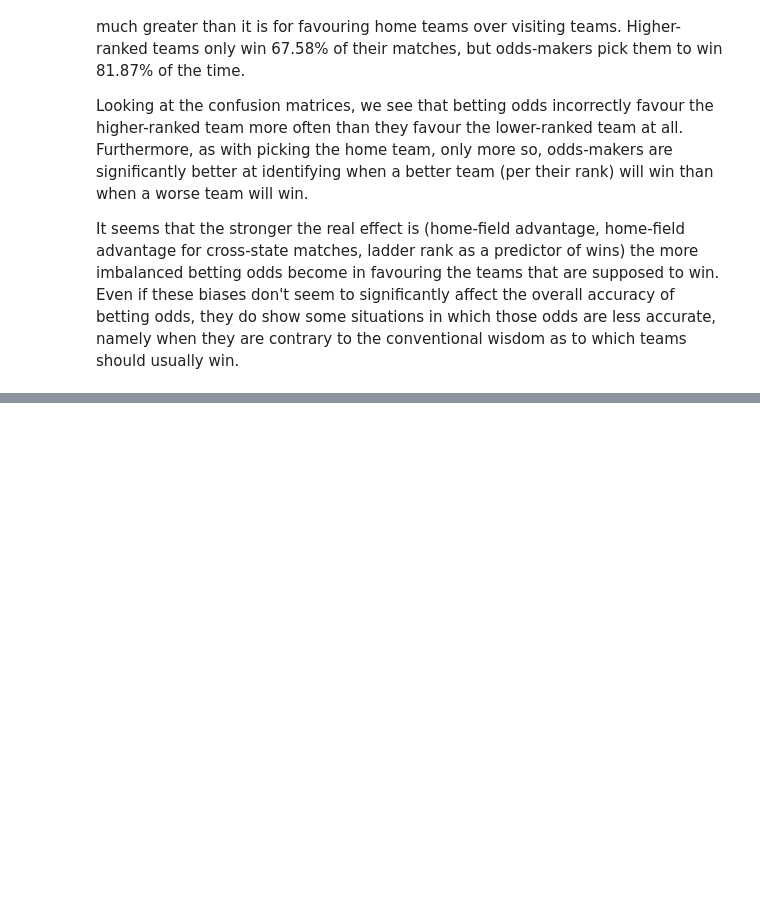
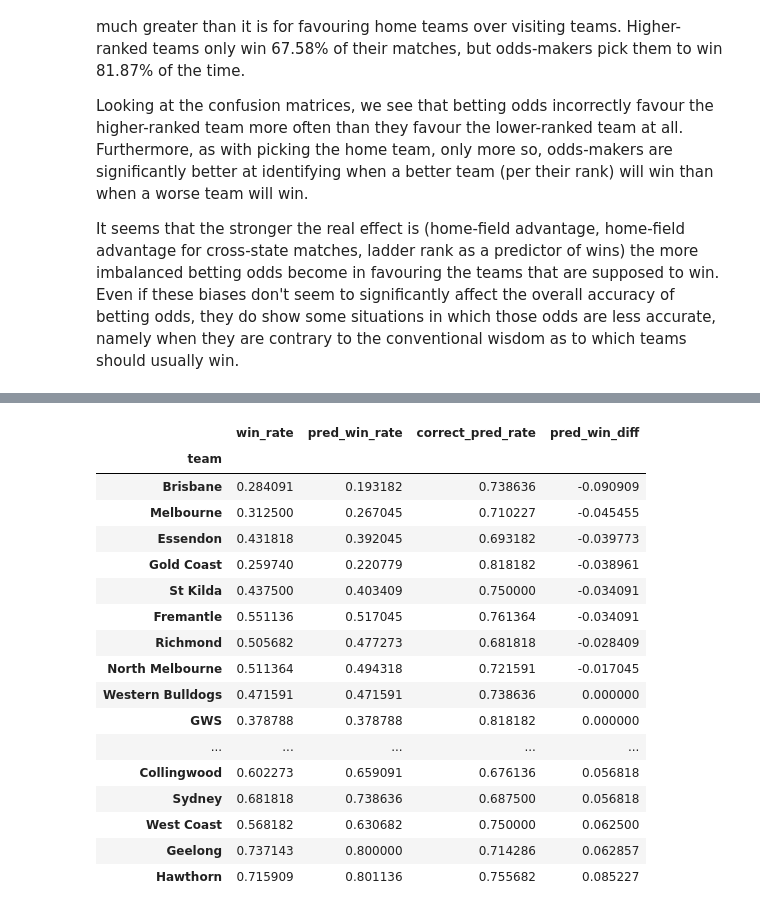
Before and after one commit to cfranklin11/footy-tipper, a Jupyter notebook: experiments/notebooks/1.0-analysis-of-heuristics.ipynb, the cells around one changed output, grey strips where cells are left out. Saved outputs shown, nothing was run; the diff lists cells and outputs as text; code cells hidden in the pictures; blank space fills up the shorter version.

```diff
--- a/experiments/notebooks/1.0-analysis-of-heuristics.ipynb
+++ b/experiments/notebooks/1.0-analysis-of-heuristics.ipynb
@@ -474,0 +459,29 @@ It seems that the stronger the real effect is (home-field advantage, home-field
+# %%
+# Group by teams
+
+team_bet_df = (betting_df.groupby(level=0)[['win', 'pred_win', 'correct_pred']]
+                         .mean()
+                         .rename(columns={'win': 'win_rate', 'pred_win': 'pred_win_rate',
+                                          'correct_pred': 'correct_pred_rate'}))
+team_bet_df.loc[:, 'pred_win_diff'] = (team_bet_df['pred_win_rate'] - team_bet_df['win_rate'])
+
+team_bet_df.sort_values('pred_win_diff')
+# %% [output]
+|  | win_rate | pred_win_rate | correct_pred_rate | pred_win_diff |
+| team |  |  |  |  |
+| Brisbane | 0.284091 | 0.193182 | 0.738636 | -0.090909 |
+| Melbourne | 0.312500 | 0.267045 | 0.710227 | -0.045455 |
+| Essendon | 0.431818 | 0.392045 | 0.693182 | -0.039773 |
+| Gold Coast | 0.259740 | 0.220779 | 0.818182 | -0.038961 |
+| St Kilda | 0.437500 | 0.403409 | 0.750000 | -0.034091 |
+| Fremantle | 0.551136 | 0.517045 | 0.761364 | -0.034091 |
+| Richmond | 0.505682 | 0.477273 | 0.681818 | -0.028409 |
+| North Melbourne | 0.511364 | 0.494318 | 0.721591 | -0.017045 |
+| Western Bulldogs | 0.471591 | 0.471591 | 0.738636 | 0.000000 |
+| GWS | 0.378788 | 0.378788 | 0.818182 | 0.000000 |
+| ... | ... | ... | ... | ... |
+| Collingwood | 0.602273 | 0.659091 | 0.676136 | 0.056818 |
+| Sydney | 0.681818 | 0.738636 | 0.687500 | 0.056818 |
+| West Coast | 0.568182 | 0.630682 | 0.750000 | 0.062500 |
+| Geelong | 0.737143 | 0.800000 | 0.714286 | 0.062857 |
+| Hawthorn | 0.715909 | 0.801136 | 0.755682 | 0.085227 |
```
Also changed, not shown: parts of 26 cells of this notebook, 1 other file.
